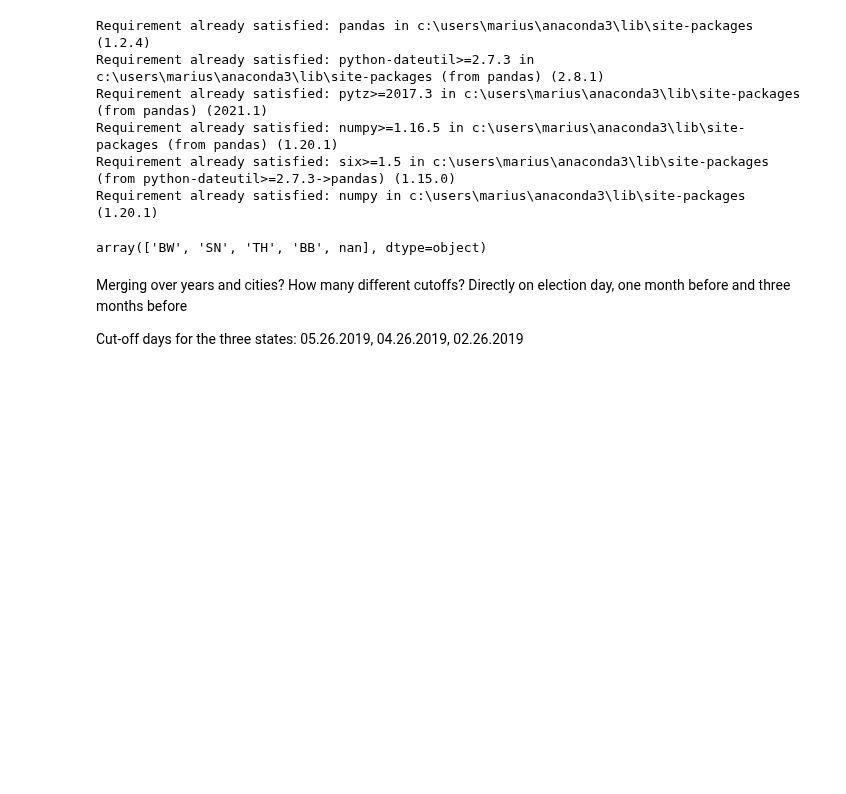
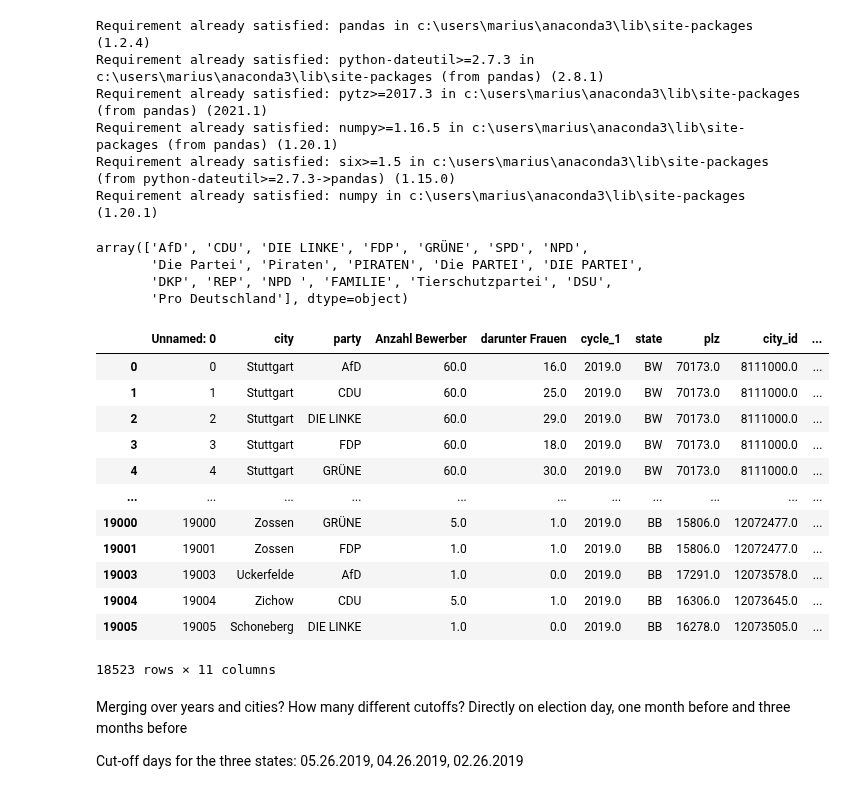
Before and after one commit to mariusgruenewald/pol_viol, a Jupyter notebook: merging_data.ipynb, the cells around one changed output. Drawn from its saved outputs; the diff is of its cells as text; code cells hidden in the pictures; blank space fills up the shorter version.

Commit message:
update party cleaning

```diff
--- a/merging_data.ipynb
+++ b/merging_data.ipynb
@@ -19,10 +19,40 @@ Requirement already satisfied: numpy in c:\users\marius\anaconda3\lib\site-packa
 # Import data
 data_crime = pd.read_csv(r'https://raw.githubusercontent.com/mariusgruenewald/pol_viol/main/crime_data_edited.csv')
 data_share = pd.read_csv(r'https://raw.githubusercontent.com/mariusgruenewald/pol_viol/main/election_data_edited.csv')
-# %%
-data_share['state'].unique()
-# %% [output]
-array(['BW', 'SN', 'TH', 'BB', nan], dtype=object)
+# %%
+data_share.loc[data_share['party'].str.contains('SPD'), 'party'] = 'SPD'
+data_share.loc[data_share['party'].str.contains('CDU'), 'party'] = 'CDU'
+data_share.loc[data_share['party'].str.contains('LINKE'), 'party'] = 'DIE LINKE'
+data_share.loc[data_share['party'].str.contains('Linke'), 'party'] = 'DIE LINKE'
+data_share.loc[data_share['party'].str.contains('AfD'), 'party'] = 'AfD'
+data_share.loc[data_share['party'].str.contains('AFD'), 'party'] = 'AfD'
+data_share.loc[data_share['party'].str.contains('GRÜNE'), 'party'] = 'GRÜNE'
+data_share.loc[data_share['party'].str.contains('B90'), 'party'] = 'GRÜNE'
+data_share.loc[data_share['party'].str.contains('Grüne'), 'party'] = 'GRÜNE'
+data_share.loc[data_share['party'].str.contains('GÜNE'), 'party'] = 'GRÜNE'
+data_share.loc[data_share['party'].str.contains('FDP'), 'party'] = 'FDP'
+data_share['party'].unique()
+# %% [output]
+array(['AfD', 'CDU', 'DIE LINKE', 'FDP', 'GRÜNE', 'SPD', 'NPD',
+       'Die Partei', 'Piraten', 'PIRATEN', 'Die PARTEI', 'DIE PARTEI',
+       'DKP', 'REP', 'NPD ', 'FAMILIE', 'Tierschutzpartei', 'DSU',
+       'Pro Deutschland'], dtype=object)
+# %%
+data_share = data_share[(data_share['party'] == 'AfD') |(data_share['party'] == 'CDU') |(data_share['party'] == 'SPD') |(data_share['party'] == 'FDP') | (data_share['party'] == 'GRÜNE') |(data_share['party'] == 'DIE LINKE')]
+# %% [output]
+|  | Unnamed: 0 | city | party | Anzahl Bewerber | darunter Frauen | cycle_1 | state | plz | city_id | ... |
+| 0 | 0 | Stuttgart | AfD | 60.0 | 16.0 | 2019.0 | BW | 70173.0 | 8111000.0 | ... |
+| 1 | 1 | Stuttgart | CDU | 60.0 | 25.0 | 2019.0 | BW | 70173.0 | 8111000.0 | ... |
+| 2 | 2 | Stuttgart | DIE LINKE | 60.0 | 29.0 | 2019.0 | BW | 70173.0 | 8111000.0 | ... |
+| 3 | 3 | Stuttgart | FDP | 60.0 | 18.0 | 2019.0 | BW | 70173.0 | 8111000.0 | ... |
+| 4 | 4 | Stuttgart | GRÜNE | 60.0 | 30.0 | 2019.0 | BW | 70173.0 | 8111000.0 | ... |
+| ... | ... | ... | ... | ... | ... | ... | ... | ... | ... | ... |
+| 19000 | 19000 | Zossen | GRÜNE | 5.0 | 1.0 | 2019.0 | BB | 15806.0 | 12072477.0 | ... |
+| 19001 | 19001 | Zossen | FDP | 1.0 | 1.0 | 2019.0 | BB | 15806.0 | 12072477.0 | ... |
+| 19003 | 19003 | Uckerfelde | AfD | 1.0 | 0.0 | 2019.0 | BB | 17291.0 | 12073578.0 | ... |
+| 19004 | 19004 | Zichow | CDU | 5.0 | 1.0 | 2019.0 | BB | 16306.0 | 12073645.0 | ... |
+| 19005 | 19005 | Schoneberg | DIE LINKE | 1.0 | 0.0 | 2019.0 | BB | 16278.0 | 12073505.0 | ... |
+18523 rows × 11 columns
 # %%
 # get into datetime format
 data_crime['year'] = data_crime['date'].astype(str).str.split('.', expand=True)[2]
```
Also changed, not shown: parts of 2 cells of this notebook, 2 other files.
